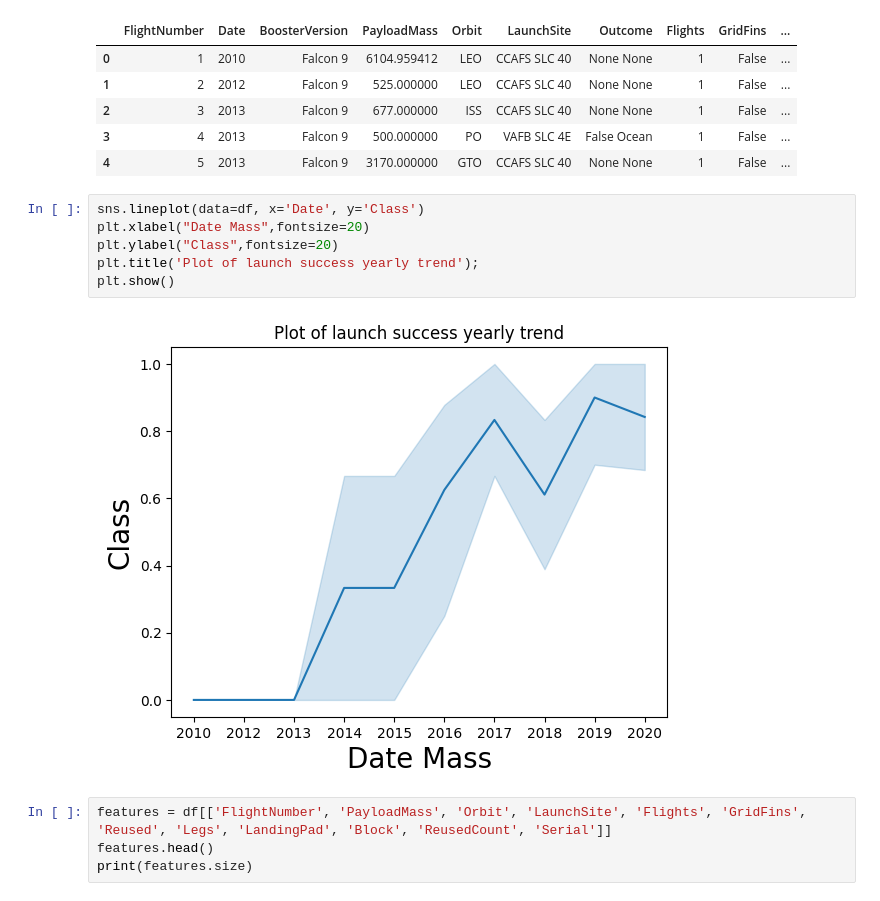
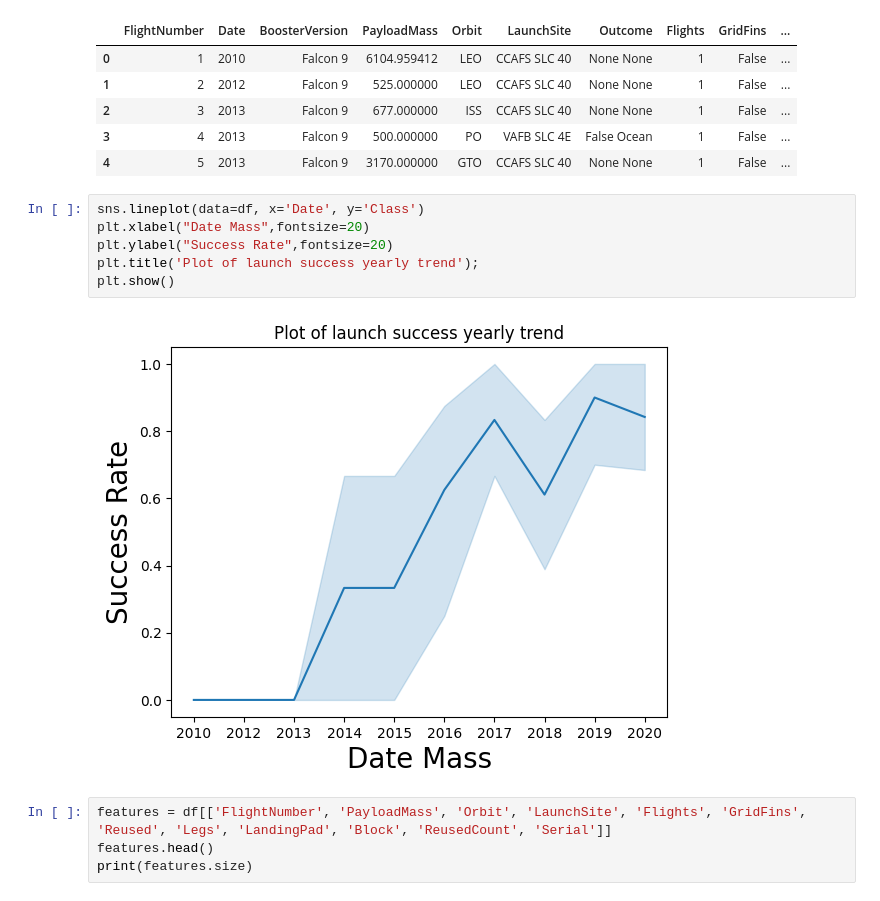
Before and after one commit to karthigat/SpaceY-s-new-rocket-launch-prediction, a Jupyter notebook: EDA with Visualization.ipynb, the cells around one changed output. Drawn from its saved outputs; the diff is of its cells as text.

```diff
--- a/EDA with Visualization.ipynb
+++ b/EDA with Visualization.ipynb
@@ -77,11 +77,11 @@ df.head()
 # %%
 sns.lineplot(data=df, x='Date', y='Class')
 plt.xlabel("Date Mass",fontsize=20)
-plt.ylabel("Class",fontsize=20)
+plt.ylabel("Success Rate",fontsize=20)
 plt.title('Plot of launch success yearly trend');
 plt.show()
 # %% [output]
-[figure, old version]
+[figure, new version]
 # %%
 features = df[['FlightNumber', 'PayloadMass', 'Orbit', 'LaunchSite', 'Flights', 'GridFins', 'Reused', 'Legs', 'LandingPad', 'Block', 'ReusedCount', 'Serial']]
 features.head()
```
Also changed, not shown: parts of 3 cells of this notebook, 5 other files.
